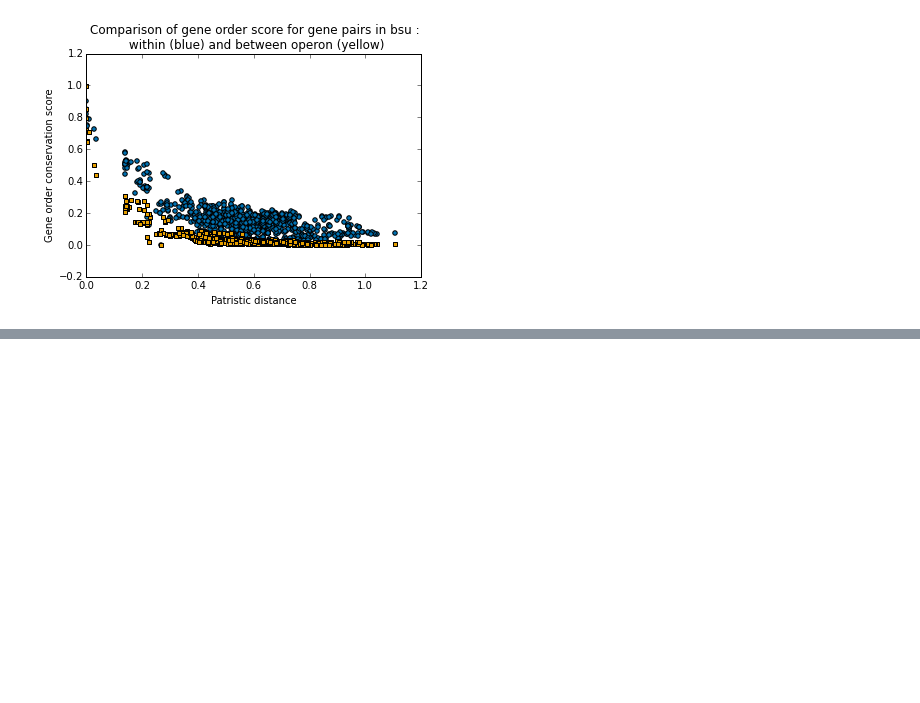
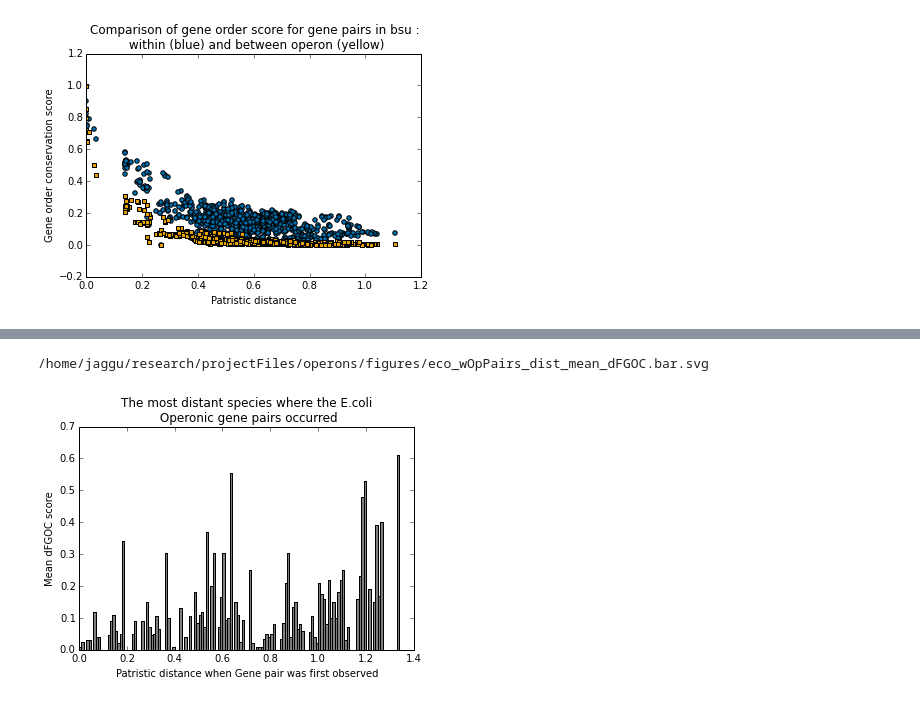
Before and after one commit to jagannath/operons, a Jupyter notebook: bactPhylogeny.ipynb, the cells around one changed output, grey strips where cells are left out. Drawn from its saved outputs; the diff is of its cells as text; code cells hidden in the pictures; blank space fills up the shorter version.

Commit message:
Tree drawing and also graph statistics coding done

```diff
--- a/bactPhylogeny.ipynb
+++ b/bactPhylogeny.ipynb
@@ -406,0 +716,8 @@ plt.savefig(f,dpi=300)
+# %%
+org = 'eco'
+f1_spp = org + '_opPair_allDistSpp.dict.pkl'
+org_opPair_allDistSpp_dict = loadPkl(f1_spp)
+f1_Notspp = org + '_opPair_allDistNOTSpp.dict.pkl'
+org_opPair_allDistNOTspp_dict = loadPkl(f1_Notspp)
+
+print "Dictionary loaded",time.ctime()
@@ -406,0 +889,3 @@ plt.savefig(f,dpi=300)
+# %%
+cogPair_consTrace_dict = loadPkl('cogPair_conservationTrace.dict.pkl')
+cogPair_fgocInfo = loadPkl('cogPair_fgocInfo.dict.pkl')
@@ -406,0 +946,44 @@ plt.savefig(f,dpi=300)
+# %%
+# Is the COG pairs arising in the most distant species, have a higher dfgoc score or lower?
+
+def getFGOC(cogPairsList):
+    all_dfgoc = list()
+    for cogPair in cogPairsList:
+        # info = [cogA,cogB,count,dirFGOC,fgoc,aNbr,bNbr]
+        info = cogPair_fgocInfo[cogPair]
+        all_dfgoc.append(info[3])
+
+    return np.median(all_dfgoc)
+
+def getDistanceGenePairs(db):
+    xyList = list()
+    for d in np.arange(0,1.4,0.01):
+        try:
+            cogPairsList = db[d]
+        except KeyError:
+            cogPairsList = []
+        if cogPairsList:
+            mean_dfgoc = getFGOC(cogPairsList)
+        else: mean_dfgoc = 0
+        xyList.append((d,mean_dfgoc))
+    xList, yList = zip(*xyList)
+    return xList, yList
+
+xList, yList = getDistanceGenePairs(dist_opPairs_dict)
+
+rects = plt.bar(xList, yList, width=0.01, color='gray')
+
+plt.xlim([0,1.4])
+plt.xlabel('Patristic distance when Gene pair was first observed ')
+plt.ylabel('Mean dFGOC score')
+plt.title('The most distant species where the E.coli \n Operonic gene pairs occurred')
+
+# Saving figure
+fname = 'eco_wOpPairs_dist_mean_dFGOC.bar.svg'
+f = os.path.join(imgDir,fname)
+print f
+plt.savefig(f,dpi=300)
+plt.show()
+# %% [output]
+/home/jaggu/research/projectFiles/operons/figures/eco_wOpPairs_dist_mean_dFGOC.bar.svg
+[figure, added]
```
Also changed, not shown: parts of 17 cells of this notebook, 3 other files.
